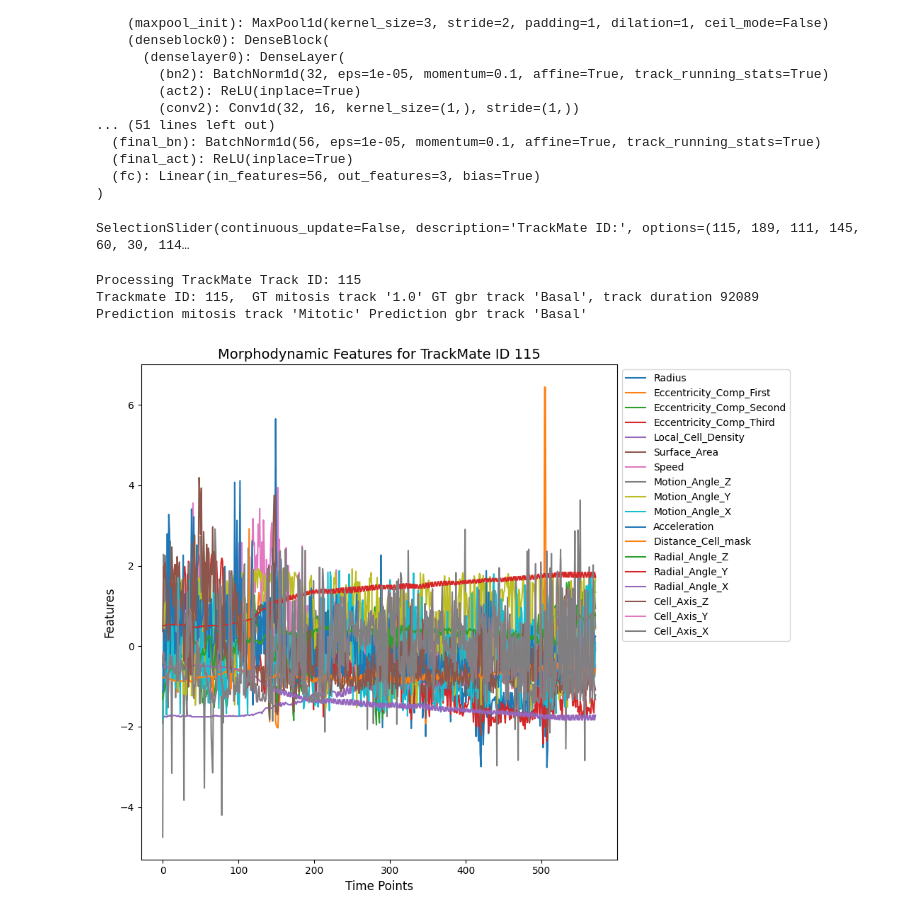
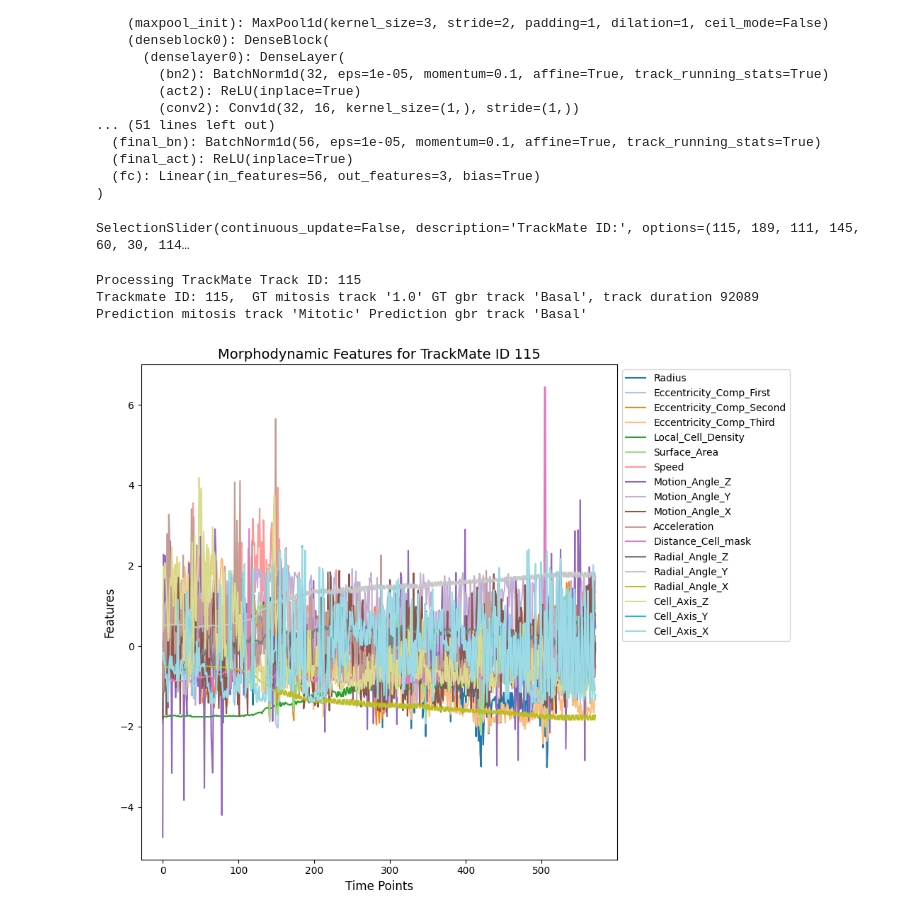
Before and after one commit to kapoorlab/CopenhagenWorkflow, a Jupyter notebook: inception_demo.ipynb, the cells around one changed output. Saved outputs shown, nothing was run; the diff lists cells and outputs as text; code cells hidden in the pictures.

Commit message:
figure

```diff
--- a/inception_demo.ipynb
+++ b/inception_demo.ipynb
@@ -90,6 +91,7 @@ HybridAttentionDenseNet(
 # %%
 all_trackmate_ids = [trackid  for trackid in tracks_dataframe['TrackMate Track ID'].unique()]
 
+colormap = cm.get_cmap('tab20', len(SHAPE_DYNAMIC_FEATURES))
 
 trackmate_slider = widgets.SelectionSlider(
     options=all_trackmate_ids,
@@ -129,31 +131,32 @@ def process_trackmate_id(trackmate_id):
           plt.plot(
             time_points,
             morphodynamic_features[:, i],
+            color=colormap(i),
             label=feature_name,
             linestyle='-'
         )
 
         plt.title(f'Morphodynamic Features for TrackMate ID {trackmate_id}', fontsize=14)
         plt.xlabel('Time Points', fontsize=12)
         plt.ylabel('Features', fontsize=12)
         plt.legend(loc='upper left', bbox_to_anchor=(1, 1), fontsize=10)
         plt.tight_layout()
         plt.show()
 
     else:
         print(f'Dataframe is empty skipping {trackmate_id}')
 
 def on_slider_change(change):
     process_trackmate_id(change['new'])
 
 
 
 trackmate_slider.observe(on_slider_change, names='value')
 
 process_trackmate_id(trackmate_slider.value)
 # %% [output]
 SelectionSlider(continuous_update=False, description='TrackMate ID:', options=(115, 189, 111, 145, 60, 30, 114…
 Processing TrackMate Track ID: 115
 Trackmate ID: 115,  GT mitosis track '1.0' GT gbr track 'Basal', track duration 92089
 Prediction mitosis track 'Mitotic' Prediction gbr track 'Basal'
-[figure, old version]
+[figure, new version]
```
Also changed, not shown: parts of 1 cell of this notebook.
